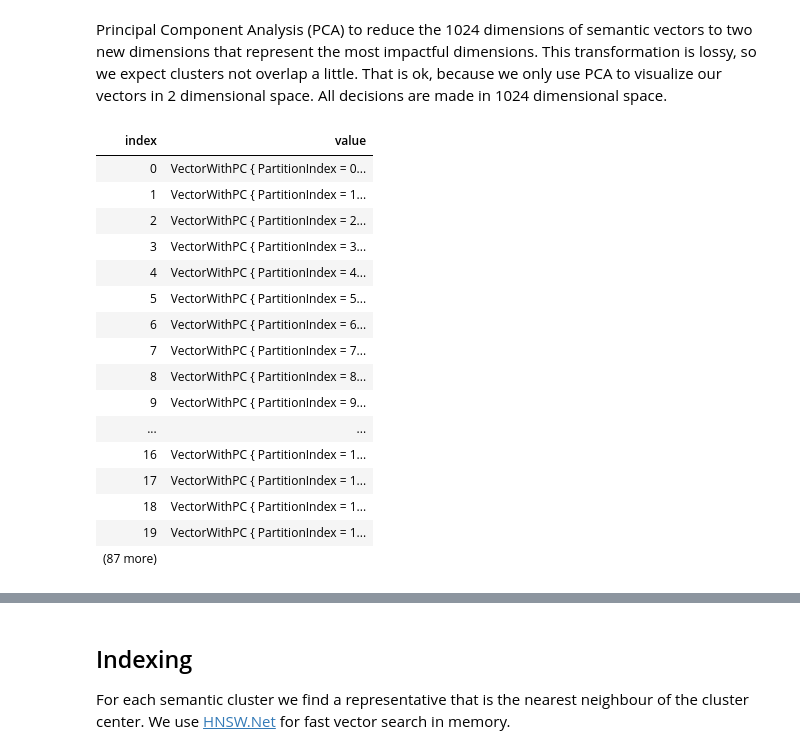
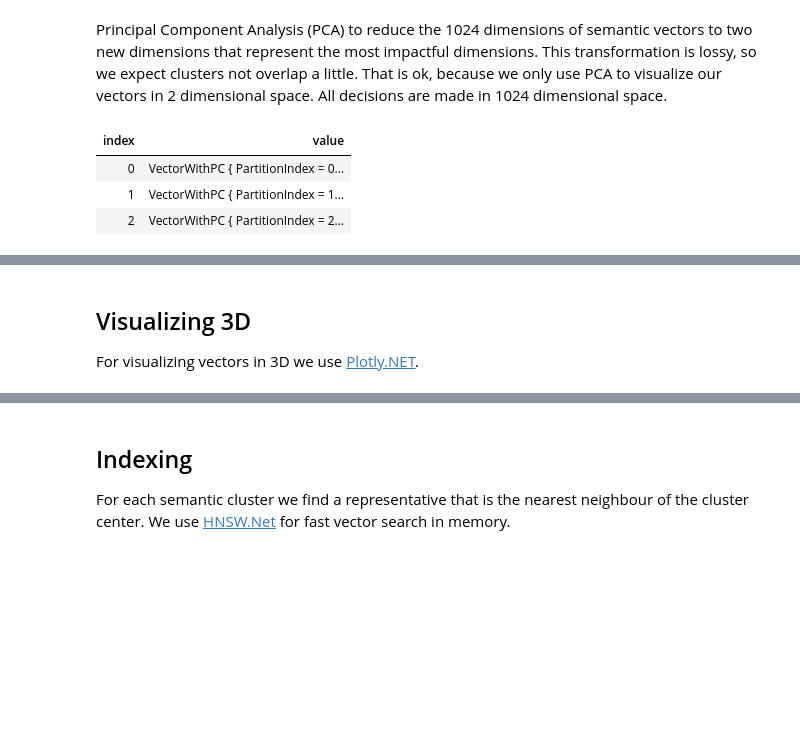
Before and after one commit to halllo/DocumentSummaryExperiments, a Jupyter notebook: clustered_summary.ipynb, the cells around one changed output, grey strips where cells are left out. Saved outputs shown, nothing was run; the diff lists cells and outputs as text; code cells hidden in the pictures; blank space fills up the shorter version.

Commit message:
vector visualization 3d

```diff
--- a/clustered_summary.ipynb
+++ b/clustered_summary.ipynb
@@ -249,25 +249,12 @@ List<VectorWithPC> Pca(IEnumerable<DataPoint> dataPoints, int rank = 2)
 }
 # %%
 var principalComponents = Pca(dataPoints, rank: 2);
-display(principalComponents);
+display(principalComponents.Take(3));
 # %% [output]
 | index | value |
 | 0 | VectorWithPC { PartitionIndex = 0... |
 | 1 | VectorWithPC { PartitionIndex = 1... |
 | 2 | VectorWithPC { PartitionIndex = 2... |
-| 3 | VectorWithPC { PartitionIndex = 3... |
-| 4 | VectorWithPC { PartitionIndex = 4... |
-| 5 | VectorWithPC { PartitionIndex = 5... |
-| 6 | VectorWithPC { PartitionIndex = 6... |
-| 7 | VectorWithPC { PartitionIndex = 7... |
-| 8 | VectorWithPC { PartitionIndex = 8... |
-| 9 | VectorWithPC { PartitionIndex = 9... |
-| ... | ... |
-| 16 | VectorWithPC { PartitionIndex = 1... |
-| 17 | VectorWithPC { PartitionIndex = 1... |
-| 18 | VectorWithPC { PartitionIndex = 1... |
-| 19 | VectorWithPC { PartitionIndex = 1... |
-| (87 more) |  |
 # %%
 var colorPalette = new ScottPlot.Palettes.Category10();
 var colors = colorPalette.Colors.ToArray();
@@ -286,3 +273,7 @@ foreach (var cluster in clusters)
 allDataPointsPlot
 # %% [output]
 [interactive output not drawn]
+# %% [markdown]
+## Visualizing 3D
+
+For visualizing vectors in 3D we use [Plotly.NET](https://plotly.net/).
```
Also changed, not shown: parts of 12 cells of this notebook.
